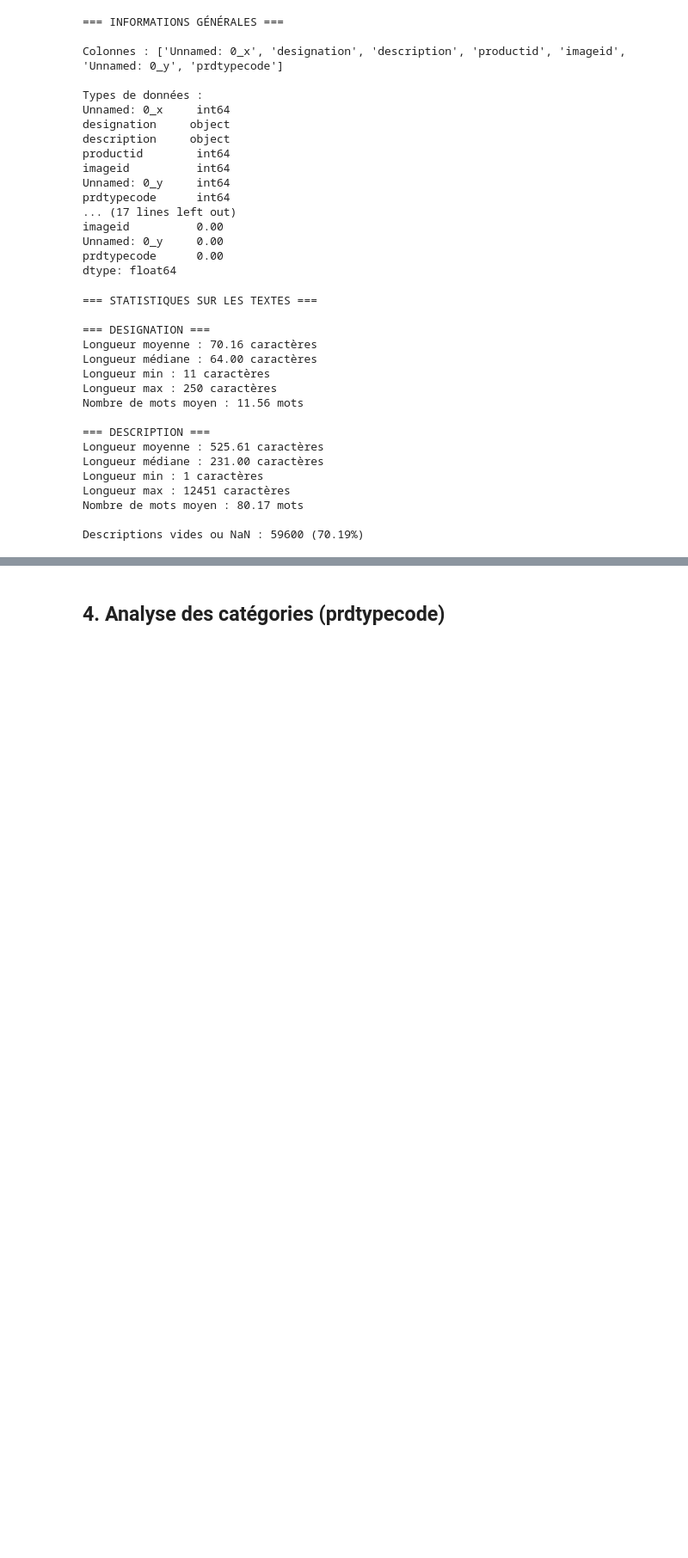
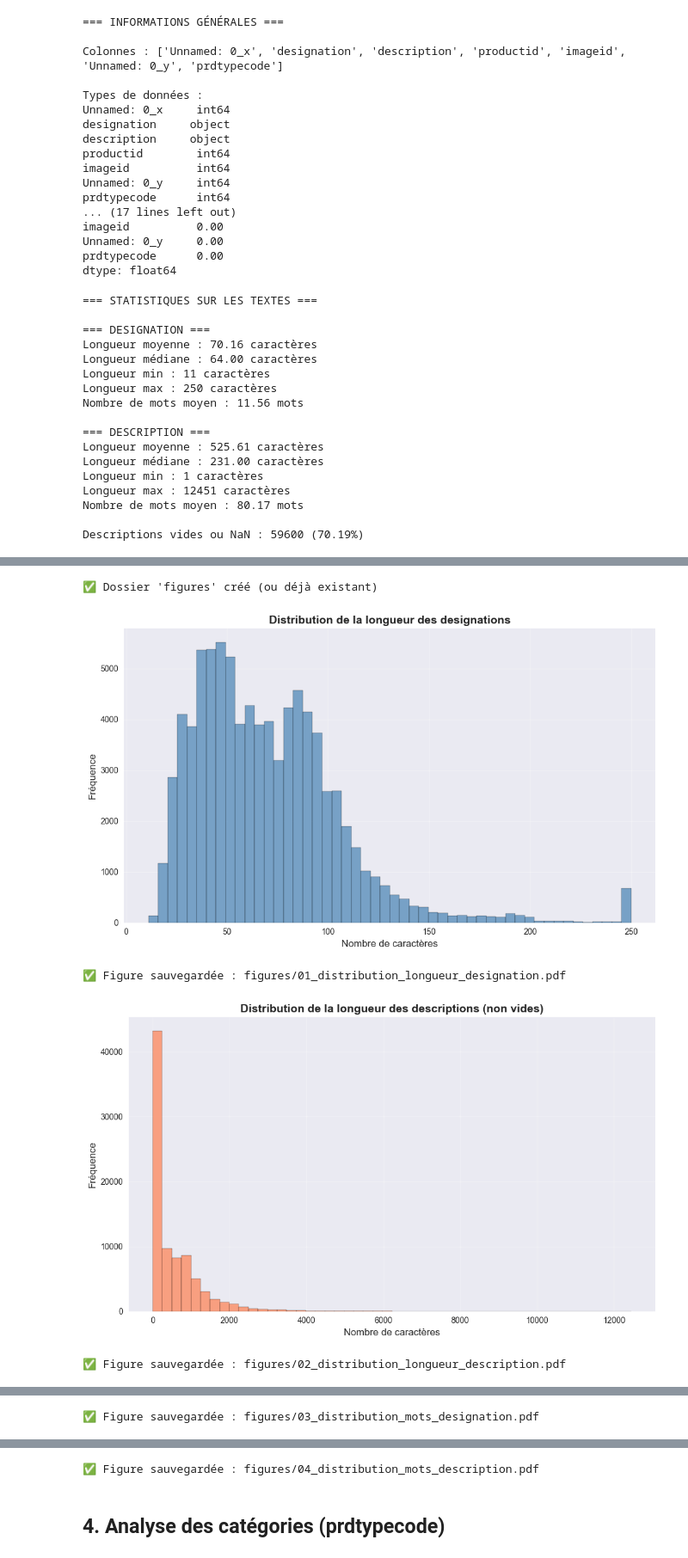
Before and after one commit to mobadata/classification-produits-rakuten, a Jupyter notebook: 01_exploration_et_nettoyage_textes.ipynb, the cells around one changed output, grey strips where cells are left out. Shown at 86% size. Saved outputs shown, nothing was run; the diff lists cells and outputs as text; code cells hidden in the pictures; blank space fills up the shorter version.

```diff
--- a/01_exploration_et_nettoyage_textes.ipynb
+++ b/01_exploration_et_nettoyage_textes.ipynb
@@ -169,0 +149,64 @@ plt.show()
+# %%
+# Créer le dossier figures pour sauvegarder les graphiques
+import os
+os.makedirs('figures', exist_ok=True)
+print("✅ Dossier 'figures' créé (ou déjà existant)")
+# %% [output]
+✅ Dossier 'figures' créé (ou déjà existant)
+# %%
+# Visualisations - Figures séparées
+import os
+os.makedirs('figures', exist_ok=True)
+
+# 1. Distribution de la longueur des designations (caractères)
+plt.figure(figsize=(10, 6))
+plt.hist(train_data['len_designation'], bins=50, edgecolor='black', color='steelblue', alpha=0.7)
+plt.title('Distribution de la longueur des designations', fontsize=14, fontweight='bold')
+plt.xlabel('Nombre de caractères', fontsize=12)
+plt.ylabel('Fréquence', fontsize=12)
+plt.grid(alpha=0.3)
+plt.tight_layout()
+plt.savefig('figures/01_distribution_longueur_designation.pdf', dpi=300, bbox_inches='tight')
+plt.show()
+print("✅ Figure sauvegardée : figures/01_distribution_longueur_designation.pdf")
+
+# 2. Distribution de la longueur des descriptions (caractères)
+plt.figure(figsize=(10, 6))
+plt.hist(train_data['len_description'][train_data['len_description'] > 0], bins=50, edgecolor='black', color='coral', alpha=0.7)
+plt.title('Distribution de la longueur des descriptions (non vides)', fontsize=14, fontweight='bold')
+plt.xlabel('Nombre de caractères', fontsize=12)
+plt.ylabel('Fréquence', fontsize=12)
+plt.grid(alpha=0.3)
+plt.tight_layout()
+plt.savefig('figures/02_distribution_longueur_description.pdf', dpi=300, bbox_inches='tight')
+plt.show()
+print("✅ Figure sauvegardée : figures/02_distribution_longueur_description.pdf")
+
+# 3. Distribution du nombre de mots dans les designations
+plt.figure(figsize=(10, 6))
+plt.hist(train_data['nb_mots_designation'], bins=50, edgecolor='black', color='mediumseagreen', alpha=0.7)
+plt.title('Distribution du nombre de mots dans les designations', fontsize=14, fontweight='bold')
+plt.xlabel('Nombre de mots', fontsize=12)
+plt.ylabel('Fréquence', fontsize=12)
+plt.grid(alpha=0.3)
+plt.tight_layout()
+plt.savefig('figures/03_distribution_mots_designation.pdf', dpi=300, bbox_inches='tight')
+plt.show()
+print("✅ Figure sauvegardée : figures/03_distribution_mots_designation.pdf")
+
+# 4. Distribution du nombre de mots dans les descriptions
+plt.figure(figsize=(10, 6))
+plt.hist(train_data['nb_mots_description'][train_data['nb_mots_description'] > 0], bins=50, edgecolor='black', color='plum', alpha=0.7)
+plt.title('Distribution du nombre de mots dans les descriptions (non vides)', fontsize=14, fontweight='bold')
+plt.xlabel('Nombre de mots', fontsize=12)
+plt.ylabel('Fréquence', fontsize=12)
+plt.grid(alpha=0.3)
+plt.tight_layout()
+plt.savefig('figures/04_distribution_mots_description.pdf', dpi=300, bbox_inches='tight')
+plt.show()
+print("✅ Figure sauvegardée : figures/04_distribution_mots_description.pdf")
+# %% [output]
+[figure, added]
+✅ Figure sauvegardée : figures/01_distribution_longueur_designation.pdf
+[figure, added]
+✅ Figure sauvegardée : figures/02_distribution_longueur_description.pdf
@@ -169,0 +214 @@ plt.show()
+✅ Figure sauvegardée : figures/03_distribution_mots_designation.pdf
@@ -170,3 +216,4 @@ plt.show()
+✅ Figure sauvegardée : figures/04_distribution_mots_description.pdf
 # %% [markdown]
 ## 4. Analyse des catégories (prdtypecode)
 # %%
```
Also changed, not shown: parts of 14 cells of this notebook, 34 other files.
